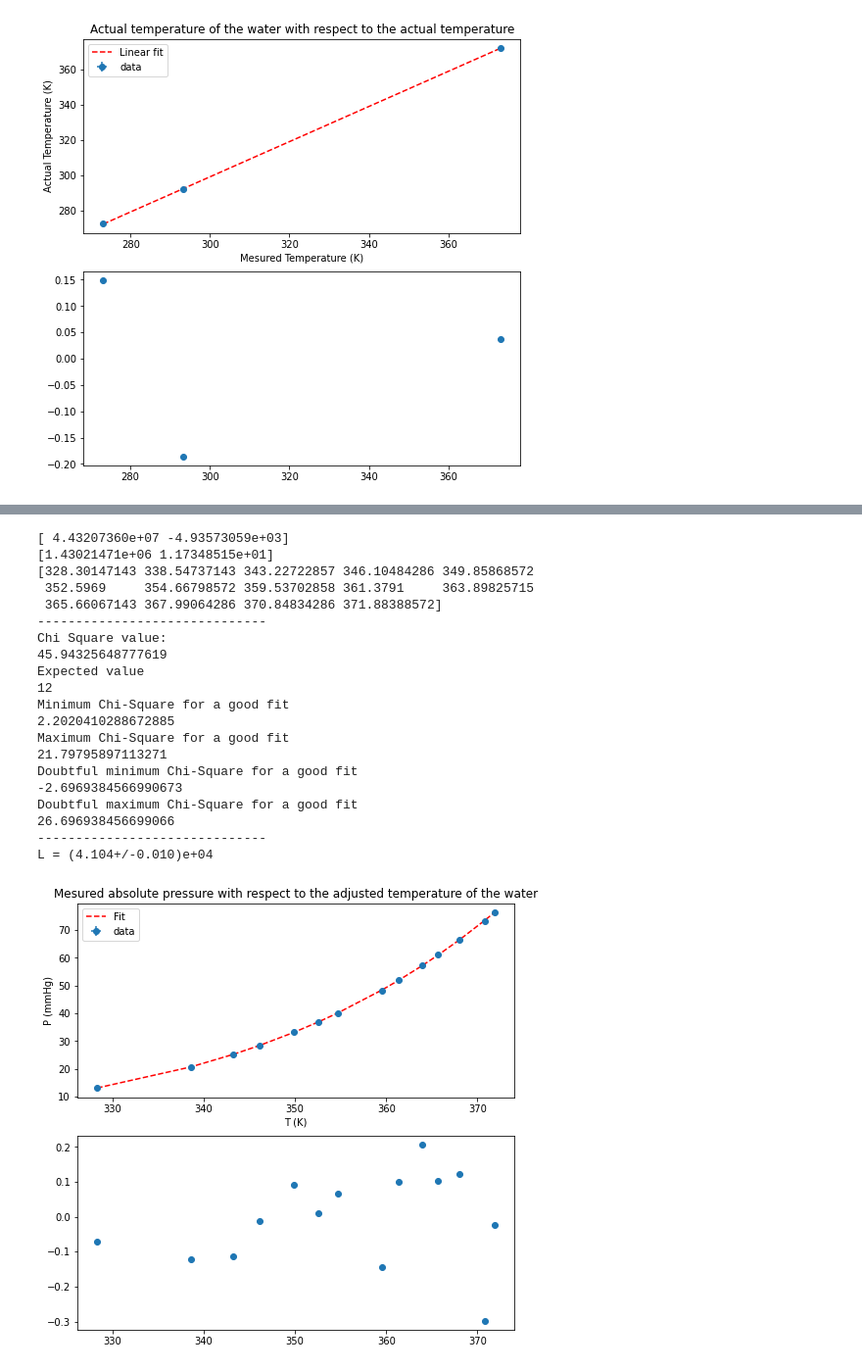
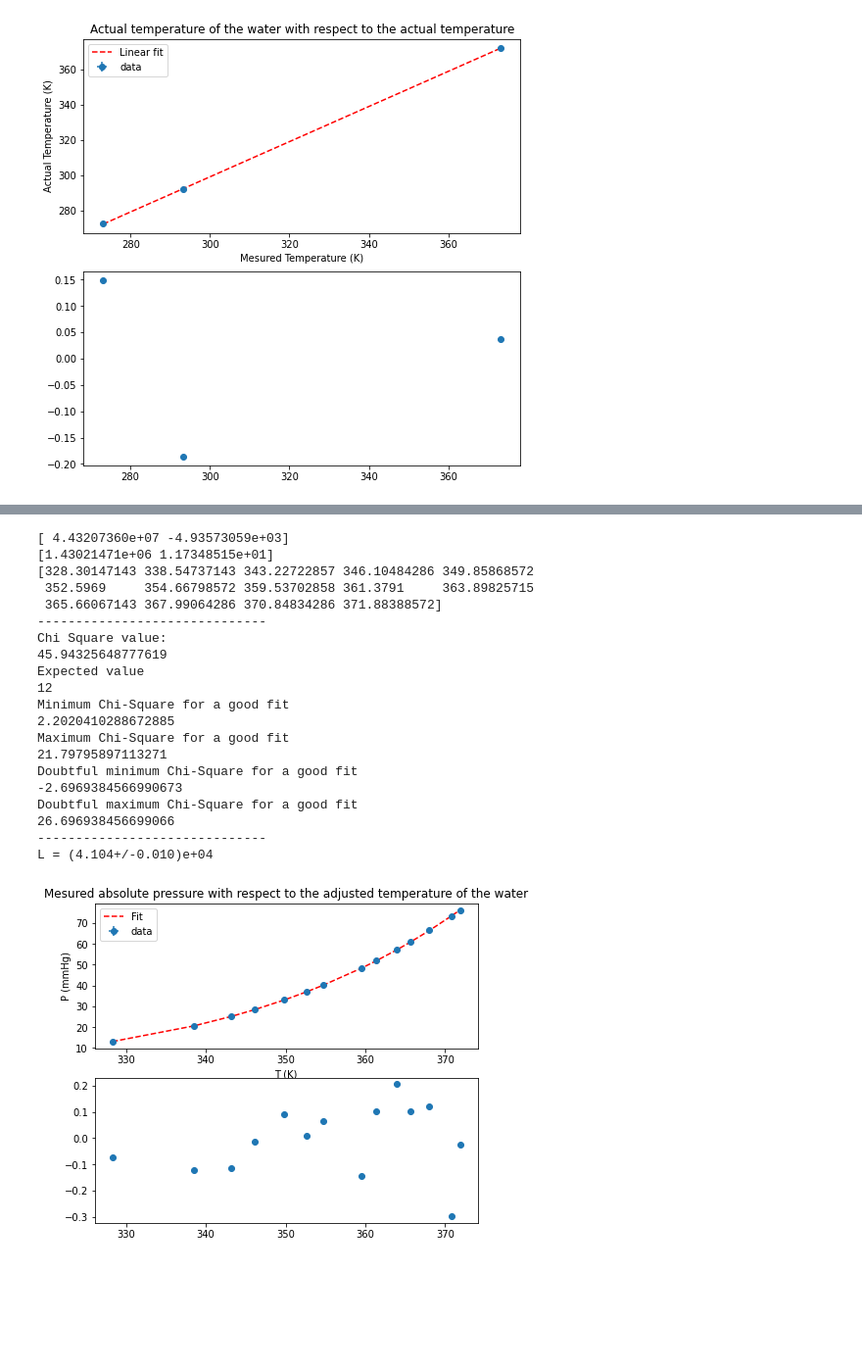
Before and after one commit to 3FI/PHYS-258, a Jupyter notebook: Lab2/Lab2_Notebook.ipynb, the cells around one changed output, grey strips where cells are left out. Shown: that part at 98% size. Drawn from its saved outputs; the diff is of its cells as text; code cells hidden in the pictures; blank space fills up the shorter version.

```diff
--- a/Lab2/Lab2_Notebook.ipynb
+++ b/Lab2/Lab2_Notebook.ipynb
@@ -180,5 +181,5 @@ L (Interpolation) = 43276.77792748761
 # %%
-fig = plt.figure(figsize=(8, 8))
+fig = plt.figure(figsize=(7, 6))
 
 plt.subplot(2,1,1)
 y=data[3][0] - (data[0]-data[1])
@@ -219,31 +220,31 @@ print('Doubtful minimum Chi-Square for a good fit')
 print(f_degree - 3* (2*f_degree)**0.5)
 print('Doubtful maximum Chi-Square for a good fit')
 print(f_degree + 3* (2*f_degree)**0.5)
 print('-'*30)
 
 plt.show
 
 plt.savefig('Pressure')
 print('L = ' + str(unc.ufloat(popt[1],perr[1]) * R * -1))
 # %% [output]
 [ 4.43207360e+07 -4.93573059e+03]
 [1.43021471e+06 1.17348515e+01]
 [328.30147143 338.54737143 343.22722857 346.10484286 349.85868572
  352.5969     354.66798572 359.53702858 361.3791     363.89825715
  365.66067143 367.99064286 370.84834286 371.88388572]
 ------------------------------
 Chi Square value:
 45.94325648777619
 Expected value
 12
 Minimum Chi-Square for a good fit
 2.2020410288672885
 Maximum Chi-Square for a good fit
 21.79795897113271
 Doubtful minimum Chi-Square for a good fit
 -2.6969384566990673
 Doubtful maximum Chi-Square for a good fit
 26.696938456699066
 ------------------------------
 L = (4.104+/-0.010)e+04
-[figure, old version]
+[figure, new version]
```
Also changed, not shown: parts of 1 cell of this notebook, 12 other files.
